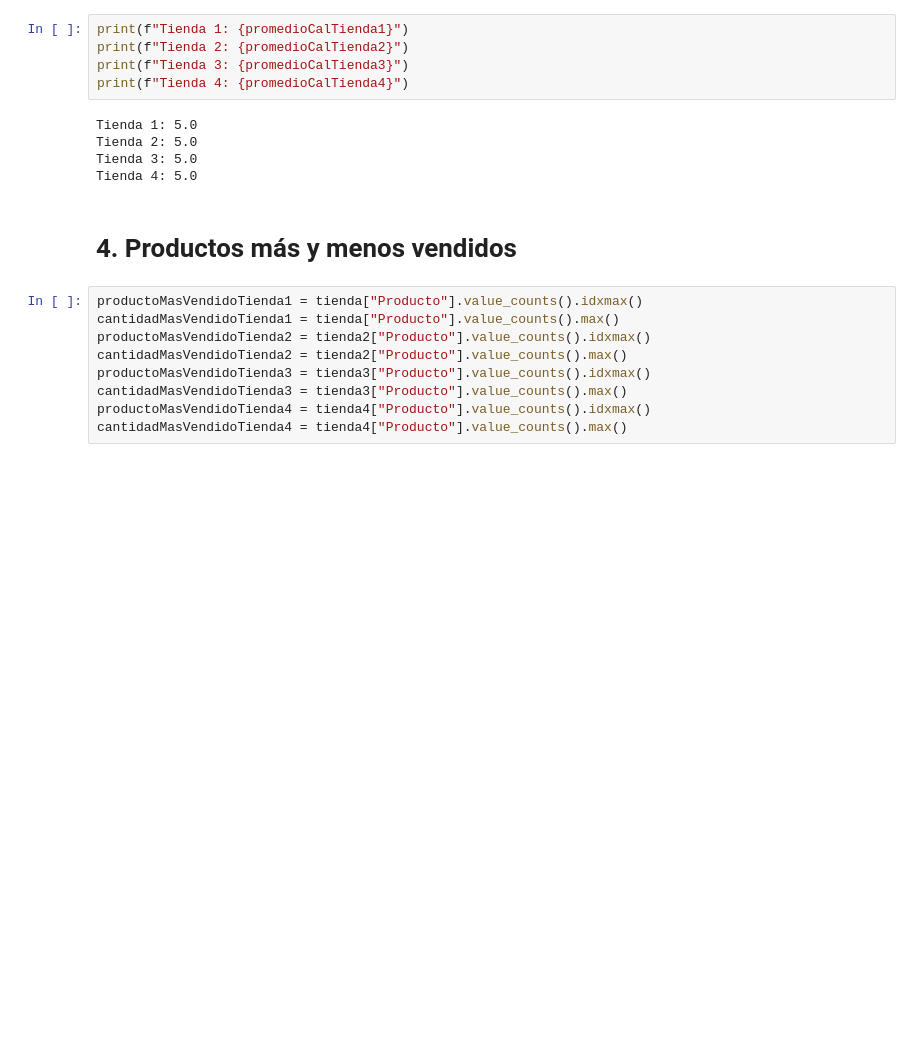
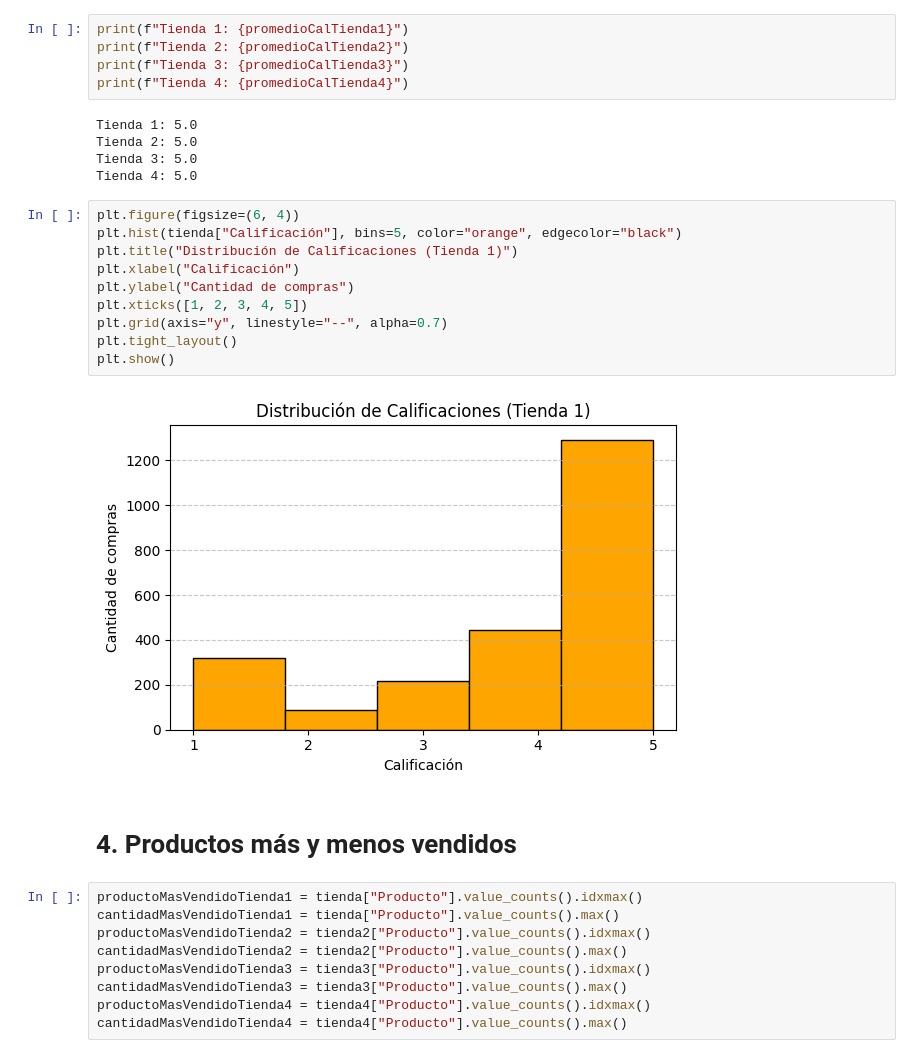
Before and after one commit to GustavoRoss20/AluraStoreChallenge_DataScience1, a Jupyter notebook: AluraStoreLatam.ipynb, the cells around one changed output. Cells and saved outputs as stored; diff of their text form; blank space fills up the shorter version.

```diff
--- a/AluraStoreLatam.ipynb
+++ b/AluraStoreLatam.ipynb
@@ -73,6 +97,18 @@ Tienda 1: 5.0
 Tienda 2: 5.0
 Tienda 3: 5.0
 Tienda 4: 5.0
+# %%
+plt.figure(figsize=(6, 4))
+plt.hist(tienda["Calificación"], bins=5, color="orange", edgecolor="black")
+plt.title("Distribución de Calificaciones (Tienda 1)")
+plt.xlabel("Calificación")
+plt.ylabel("Cantidad de compras")
+plt.xticks([1, 2, 3, 4, 5])
+plt.grid(axis="y", linestyle="--", alpha=0.7)
+plt.tight_layout()
+plt.show()
+# %% [output]
+[figure, added]
 # %% [markdown]
 # 4. Productos más y menos vendidos
 # %%
```
Also changed, not shown: parts of 2 cells of this notebook.
